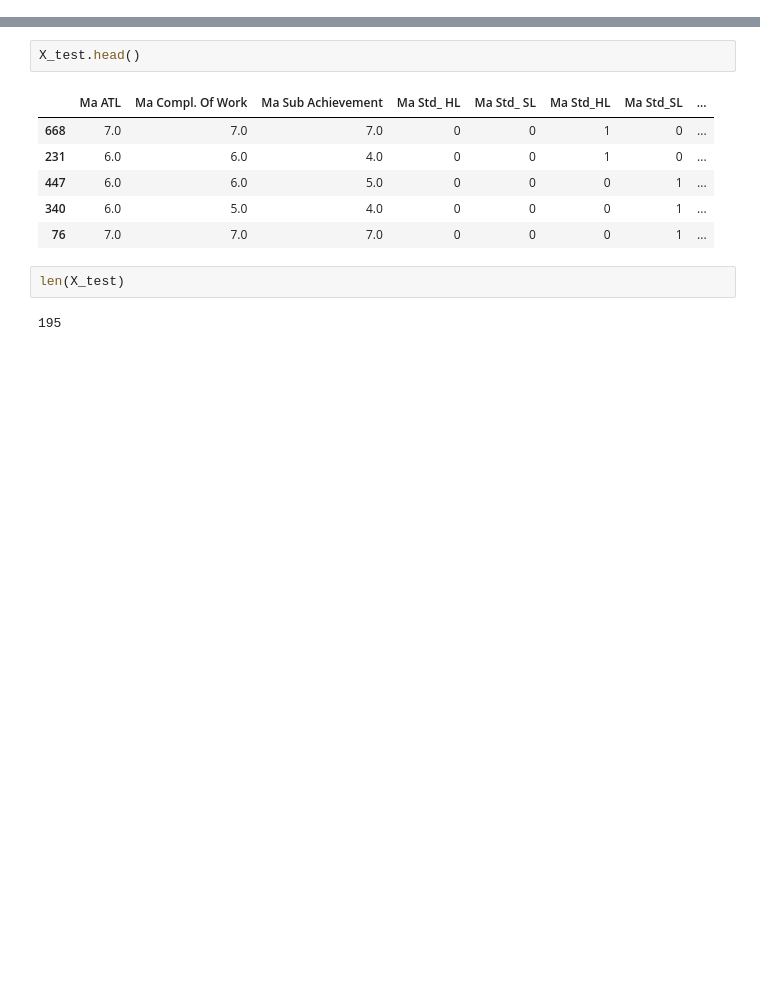
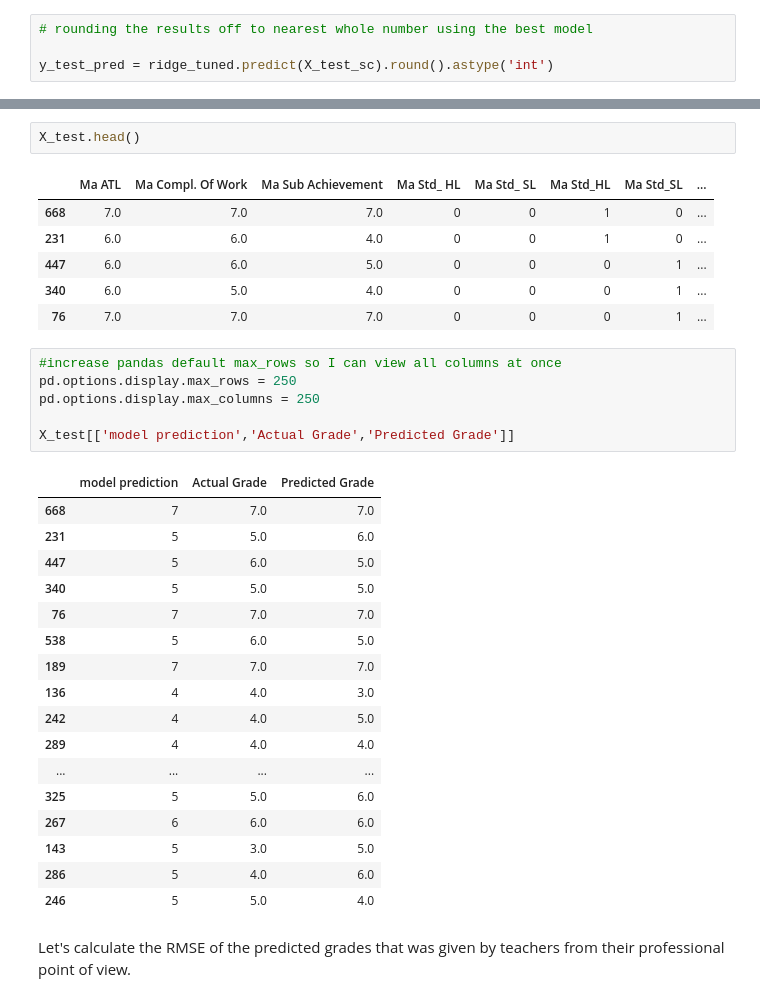
Before and after one commit to siti-alawiyah/ibresultprediction, a Jupyter notebook: Linear_Model_1.01.ipynb, the cells around one changed output, grey strips where cells are left out. Drawn from its saved outputs; the diff is of its cells as text; blank space fills up the shorter version.

```diff
--- a/Linear_Model_1.01.ipynb
+++ b/Linear_Model_1.01.ipynb
@@ -411,0 +418,4 @@ X_test['model prediction'] = y_test_pred
+# %%
+# rounding the results off to nearest whole number using the best model
+
+y_test_pred = ridge_tuned.predict(X_test_sc).round().astype('int')
@@ -422,7 +440,29 @@ X_test.head()
 | 447 | 6.0 | 6.0 | 5.0 | 0 | 0 | 0 | 1 | ... |
 | 340 | 6.0 | 5.0 | 4.0 | 0 | 0 | 0 | 1 | ... |
 | 76 | 7.0 | 7.0 | 7.0 | 0 | 0 | 0 | 1 | ... |
-# %%
-len(X_test)
-# %% [output]
-195
+# %%
+#increase pandas default max_rows so I can view all columns at once
+pd.options.display.max_rows = 250
+pd.options.display.max_columns = 250
+
+X_test[['model prediction','Actual Grade','Predicted Grade']]
+# %% [output]
+|  | model prediction | Actual Grade | Predicted Grade |
+| 668 | 7 | 7.0 | 7.0 |
+| 231 | 5 | 5.0 | 6.0 |
+| 447 | 5 | 6.0 | 5.0 |
+| 340 | 5 | 5.0 | 5.0 |
+| 76 | 7 | 7.0 | 7.0 |
+| 538 | 5 | 6.0 | 5.0 |
+| 189 | 7 | 7.0 | 7.0 |
+| 136 | 4 | 4.0 | 3.0 |
+| 242 | 4 | 4.0 | 5.0 |
+| 289 | 4 | 4.0 | 4.0 |
+| ... | ... | ... | ... |
+| 325 | 5 | 5.0 | 6.0 |
+| 267 | 6 | 6.0 | 6.0 |
+| 143 | 5 | 3.0 | 5.0 |
+| 286 | 5 | 4.0 | 6.0 |
+| 246 | 5 | 5.0 | 4.0 |
+# %% [markdown]
+Let's calculate the RMSE of the predicted grades that was given by teachers from their professional point of view.
```
Also changed, not shown: parts of 11 cells of this notebook.
